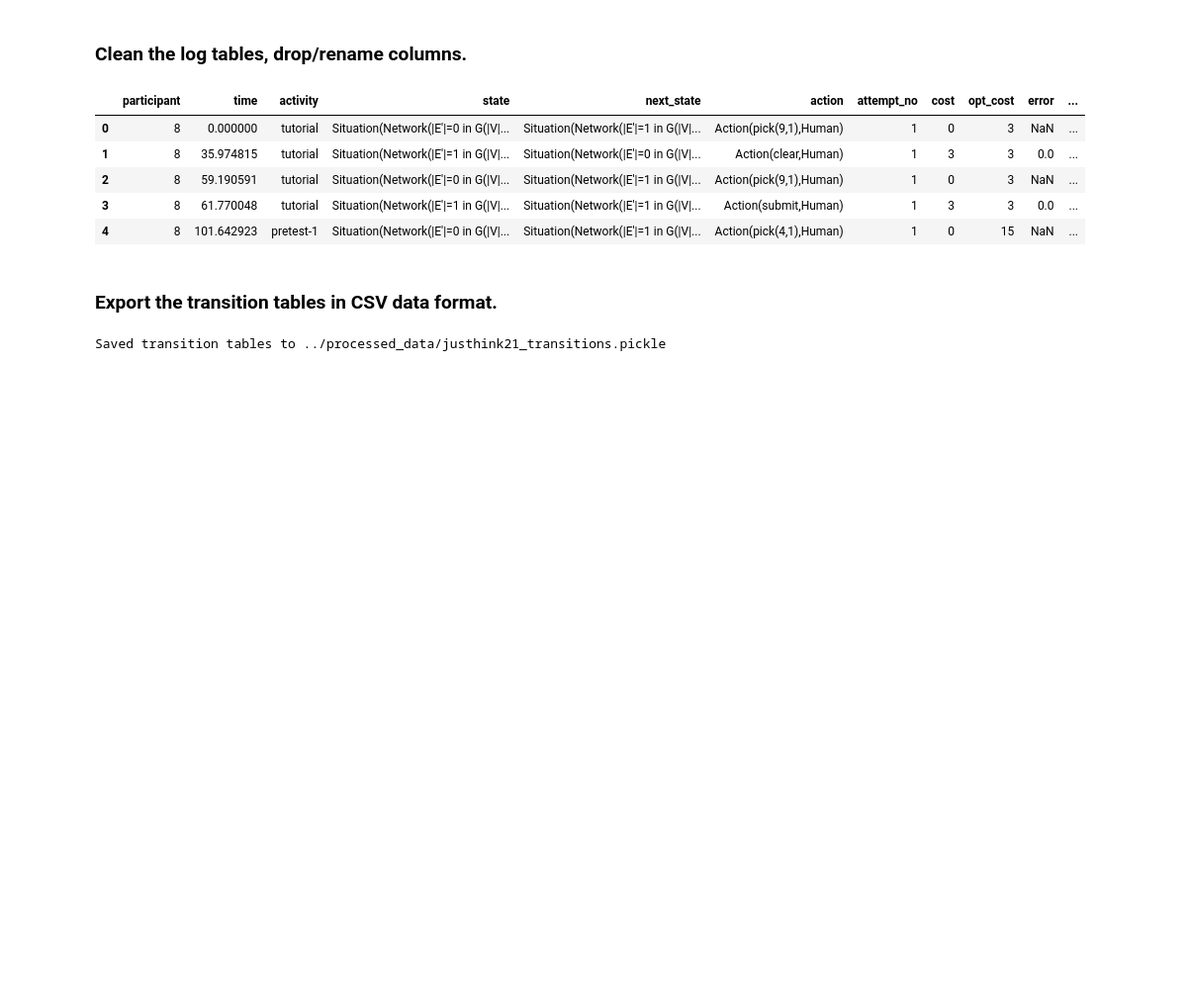
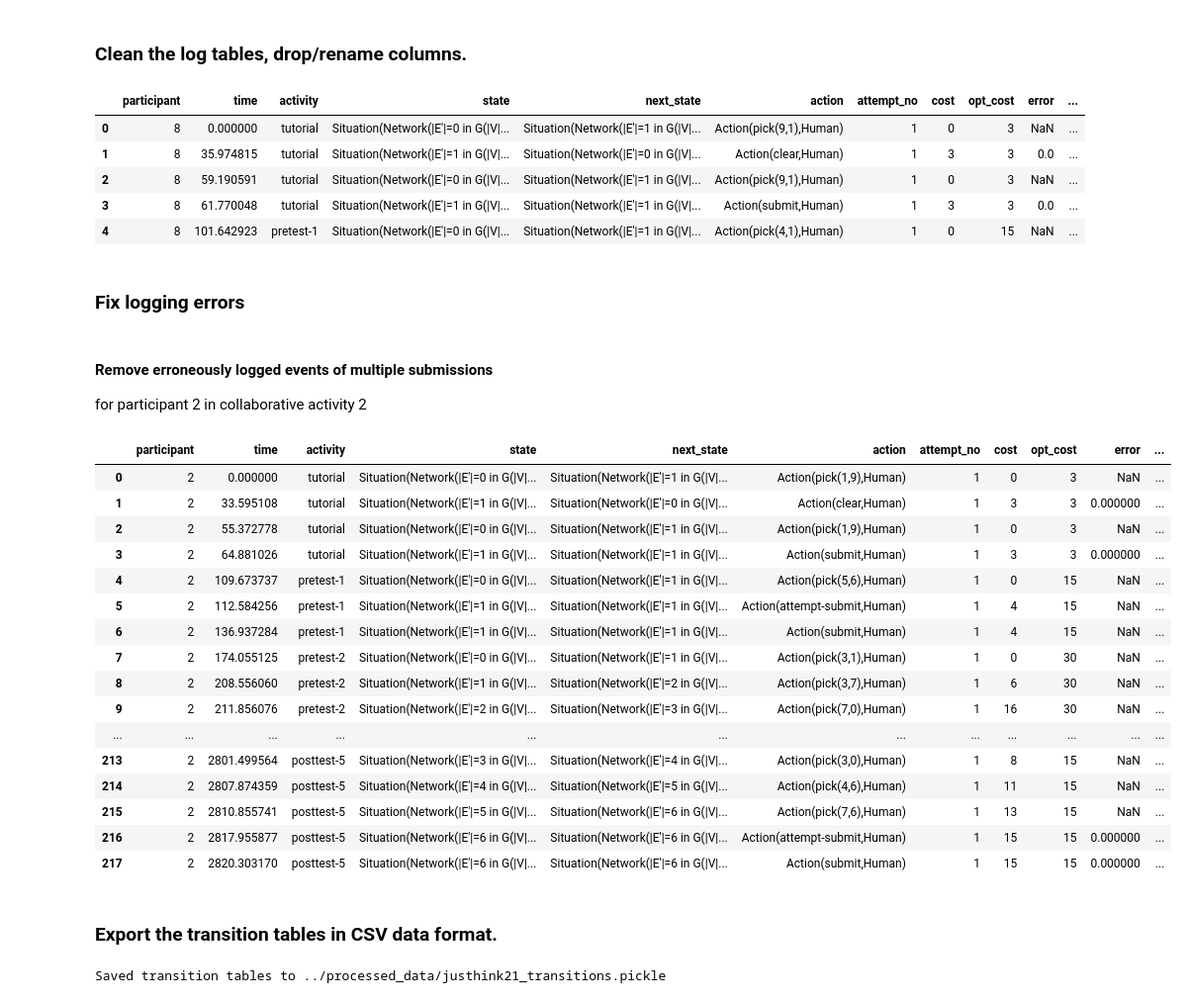
Before and after one commit to utku-norman/justhink-preexp-analysis, a Jupyter notebook: analysis/tools/2_construct_transition_data_from_log_tables.ipynb, the cells around one changed output. Shown at 99% size. Saved outputs shown, nothing was run; the diff lists cells and outputs as text; code cells hidden in the pictures; blank space fills up the shorter version.

```diff
--- a/analysis/tools/2_construct_transition_data_from_log_tables.ipynb
+++ b/analysis/tools/2_construct_transition_data_from_log_tables.ipynb
@@ -481,3 +440,56 @@ transitions_cleaned[8].head()
+# %% [markdown]
+### Fix logging errors
+# %% [markdown]
+####  Remove erroneously logged events of multiple submissions
+for participant 2 in collaborative activity 2
+# %%
+df = transitions_cleaned[2].copy()
+
+# Drop the erroneous submission entries.
+index = range(144, 147+1)
+df.drop(index=index, inplace=True)
+
+
+attempt_no = 2  # from the 2nd attempt around row 143
+for index in df.loc[148:178].index:
+
+    row = df.loc[index]
+
+    # Correct the current states' attempt numbers.
+    df.loc[index, 'state'].attempt_no = attempt_no
+
+    # Correct attempt numbers in the events table.
+    if isinstance(row.action, SubmitAction):
+        attempt_no = attempt_no + 1
+        # print(row, attempt_no)
+    df.loc[index, 'attempt_no'] = attempt_no
+
+    # Correct the next states' attempt numbers.
+    df.loc[index, 'next_state'].attempt_no = attempt_no
+
+df.reset_index(drop=True, inplace=True)
+
+transitions_cleaned[2] = df  # Overwrite the log.
+
+df
+# %% [output]
+|  | participant | time | activity | state | next_state | action | attempt_no | cost | opt_cost | error | ... |
+| 0 | 2 | 0.000000 | tutorial | Situation(Network(|E'|=0 in G(|V|... | Situation(Network(|E'|=1 in G(|V|... | Action(pick(1,9),Human) | 1 | 0 | 3 | NaN | ... |
+| 1 | 2 | 33.595108 | tutorial | Situation(Network(|E'|=1 in G(|V|... | Situation(Network(|E'|=0 in G(|V|... | Action(clear,Human) | 1 | 3 | 3 | 0.000000 | ... |
+| 2 | 2 | 55.372778 | tutorial | Situation(Network(|E'|=0 in G(|V|... | Situation(Network(|E'|=1 in G(|V|... | Action(pick(1,9),Human) | 1 | 0 | 3 | NaN | ... |
+| 3 | 2 | 64.881026 | tutorial | Situation(Network(|E'|=1 in G(|V|... | Situation(Network(|E'|=1 in G(|V|... | Action(submit,Human) | 1 | 3 | 3 | 0.000000 | ... |
+| 4 | 2 | 109.673737 | pretest-1 | Situation(Network(|E'|=0 in G(|V|... | Situation(Network(|E'|=1 in G(|V|... | Action(pick(5,6),Human) | 1 | 0 | 15 | NaN | ... |
+| 5 | 2 | 112.584256 | pretest-1 | Situation(Network(|E'|=1 in G(|V|... | Situation(Network(|E'|=1 in G(|V|... | Action(attempt-submit,Human) | 1 | 4 | 15 | NaN | ... |
+| 6 | 2 | 136.937284 | pretest-1 | Situation(Network(|E'|=1 in G(|V|... | Situation(Network(|E'|=1 in G(|V|... | Action(submit,Human) | 1 | 4 | 15 | NaN | ... |
+| 7 | 2 | 174.055125 | pretest-2 | Situation(Network(|E'|=0 in G(|V|... | Situation(Network(|E'|=1 in G(|V|... | Action(pick(3,1),Human) | 1 | 0 | 30 | NaN | ... |
+| 8 | 2 | 208.556060 | pretest-2 | Situation(Network(|E'|=1 in G(|V|... | Situation(Network(|E'|=2 in G(|V|... | Action(pick(3,7),Human) | 1 | 6 | 30 | NaN | ... |
+| 9 | 2 | 211.856076 | pretest-2 | Situation(Network(|E'|=2 in G(|V|... | Situation(Network(|E'|=3 in G(|V|... | Action(pick(7,0),Human) | 1 | 16 | 30 | NaN | ... |
+| ... | ... | ... | ... | ... | ... | ... | ... | ... | ... | ... | ... |
+| 213 | 2 | 2801.499564 | posttest-5 | Situation(Network(|E'|=3 in G(|V|... | Situation(Network(|E'|=4 in G(|V|... | Action(pick(3,0),Human) | 1 | 8 | 15 | NaN | ... |
+| 214 | 2 | 2807.874359 | posttest-5 | Situation(Network(|E'|=4 in G(|V|... | Situation(Network(|E'|=5 in G(|V|... | Action(pick(4,6),Human) | 1 | 11 | 15 | NaN | ... |
+| 215 | 2 | 2810.855741 | posttest-5 | Situation(Network(|E'|=5 in G(|V|... | Situation(Network(|E'|=6 in G(|V|... | Action(pick(7,6),Human) | 1 | 13 | 15 | NaN | ... |
+| 216 | 2 | 2817.955877 | posttest-5 | Situation(Network(|E'|=6 in G(|V|... | Situation(Network(|E'|=6 in G(|V|... | Action(attempt-submit,Human) | 1 | 15 | 15 | 0.000000 | ... |
+| 217 | 2 | 2820.303170 | posttest-5 | Situation(Network(|E'|=6 in G(|V|... | Situation(Network(|E'|=6 in G(|V|... | Action(submit,Human) | 1 | 15 | 15 | 0.000000 | ... |
 # %% [markdown]
 ### Export the transition tables in CSV data format.
 # %%
```
Also changed, not shown: parts of 4 cells of this notebook, 31 other files.
